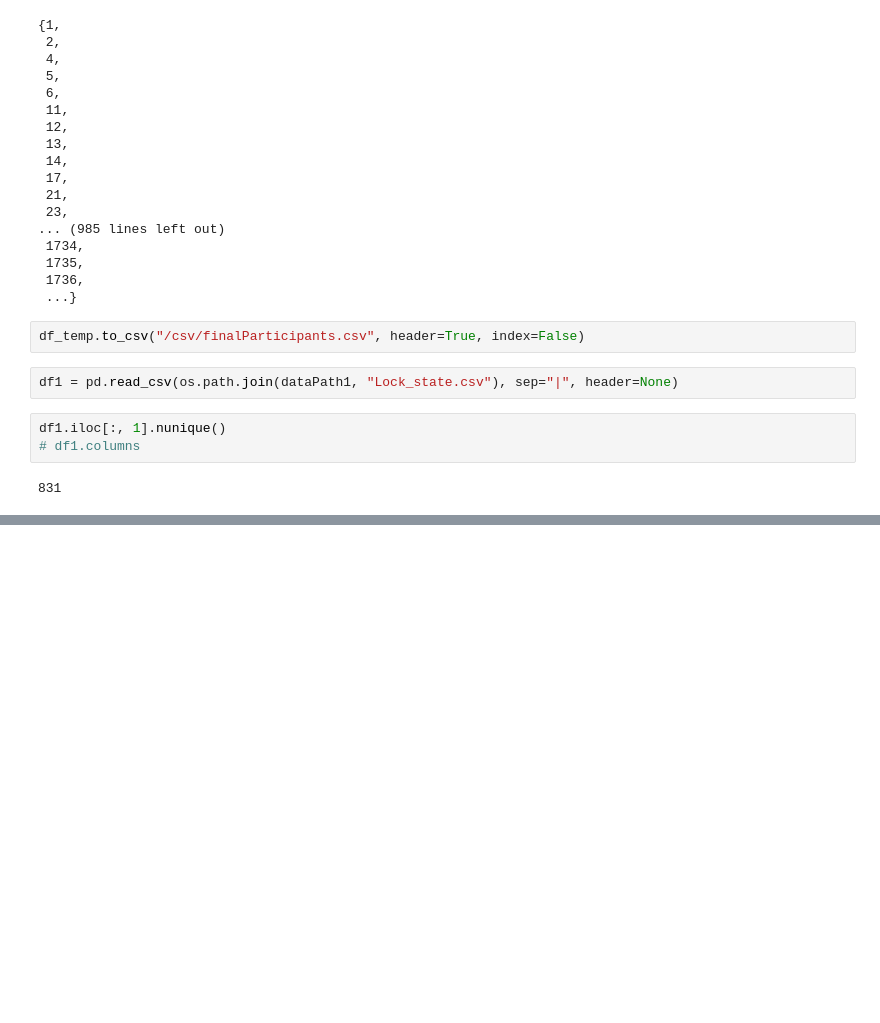
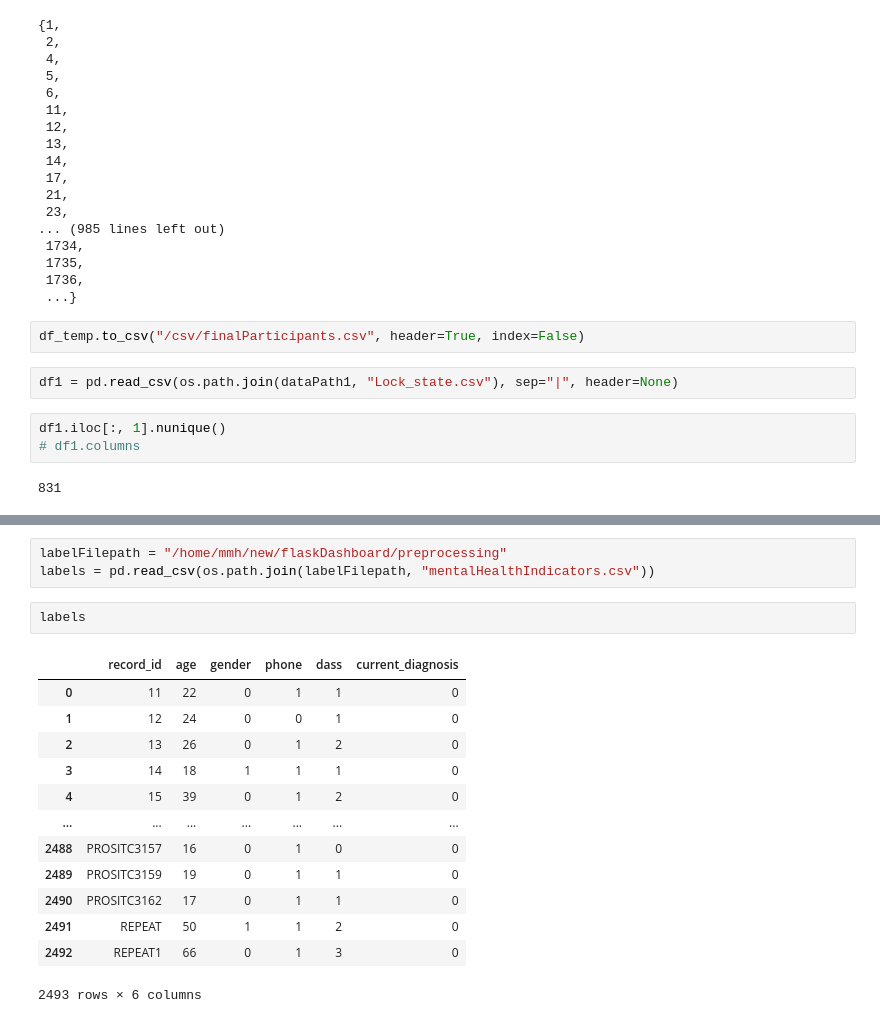
Before and after one commit to mohd-muzamil/flaskDashboard, a Jupyter notebook: preprocessing/DataExploration.ipynb, the cells around one changed output, grey strips where cells are left out. Saved outputs shown, nothing was run; the diff lists cells and outputs as text; blank space fills up the shorter version.

```diff
--- a/preprocessing/DataExploration.ipynb
+++ b/preprocessing/DataExploration.ipynb
@@ -298,0 +345,19 @@ df1.iloc[:, 1].nunique()
+# %%
+labelFilepath = "/home/mmh/new/flaskDashboard/preprocessing"
+labels = pd.read_csv(os.path.join(labelFilepath, "mentalHealthIndicators.csv"))
+# %%
+labels
+# %% [output]
+|  | record_id | age | gender | phone | dass | current_diagnosis |
+| 0 | 11 | 22 | 0 | 1 | 1 | 0 |
+| 1 | 12 | 24 | 0 | 0 | 1 | 0 |
+| 2 | 13 | 26 | 0 | 1 | 2 | 0 |
+| 3 | 14 | 18 | 1 | 1 | 1 | 0 |
+| 4 | 15 | 39 | 0 | 1 | 2 | 0 |
+| ... | ... | ... | ... | ... | ... | ... |
+| 2488 | PROSITC3157 | 16 | 0 | 1 | 0 | 0 |
+| 2489 | PROSITC3159 | 19 | 0 | 1 | 1 | 0 |
+| 2490 | PROSITC3162 | 17 | 0 | 1 | 1 | 0 |
+| 2491 | REPEAT | 50 | 1 | 1 | 2 | 0 |
+| 2492 | REPEAT1 | 66 | 0 | 1 | 3 | 0 |
+2493 rows × 6 columns
```
Also changed, not shown: parts of 19 cells of this notebook, 6 other files.
